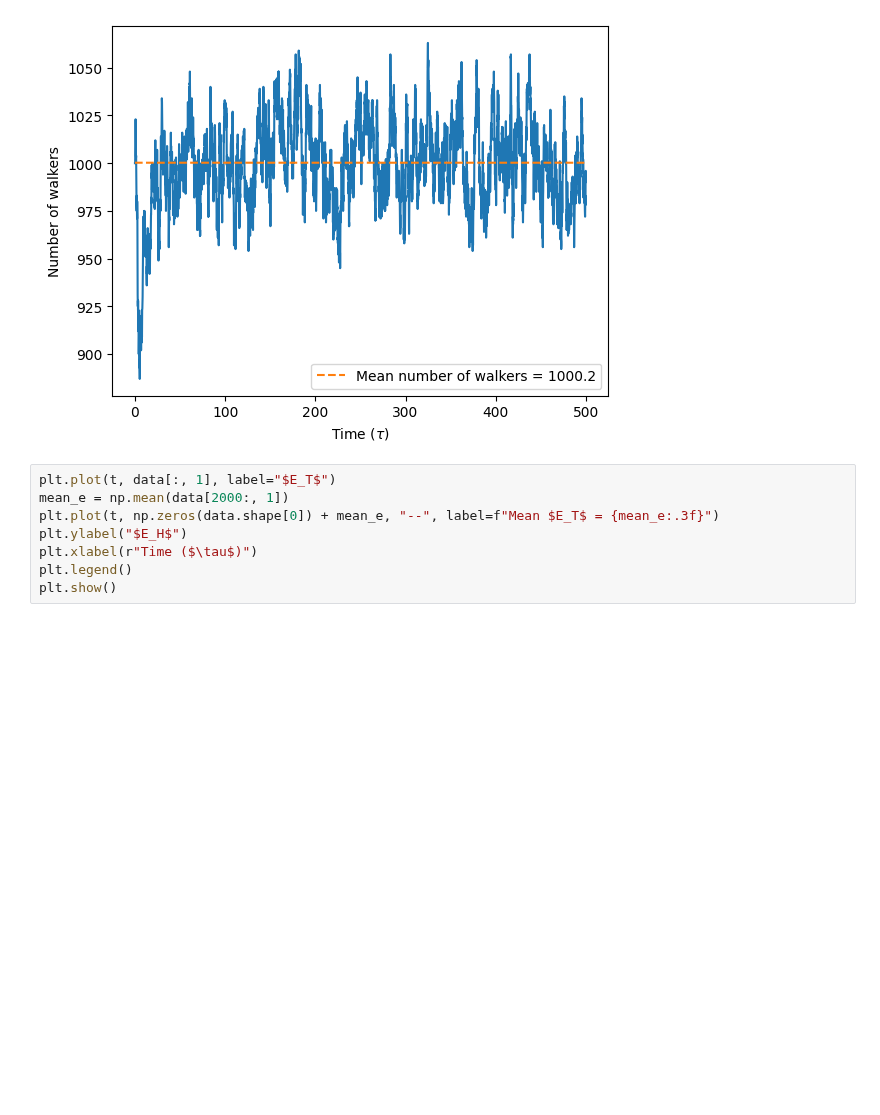
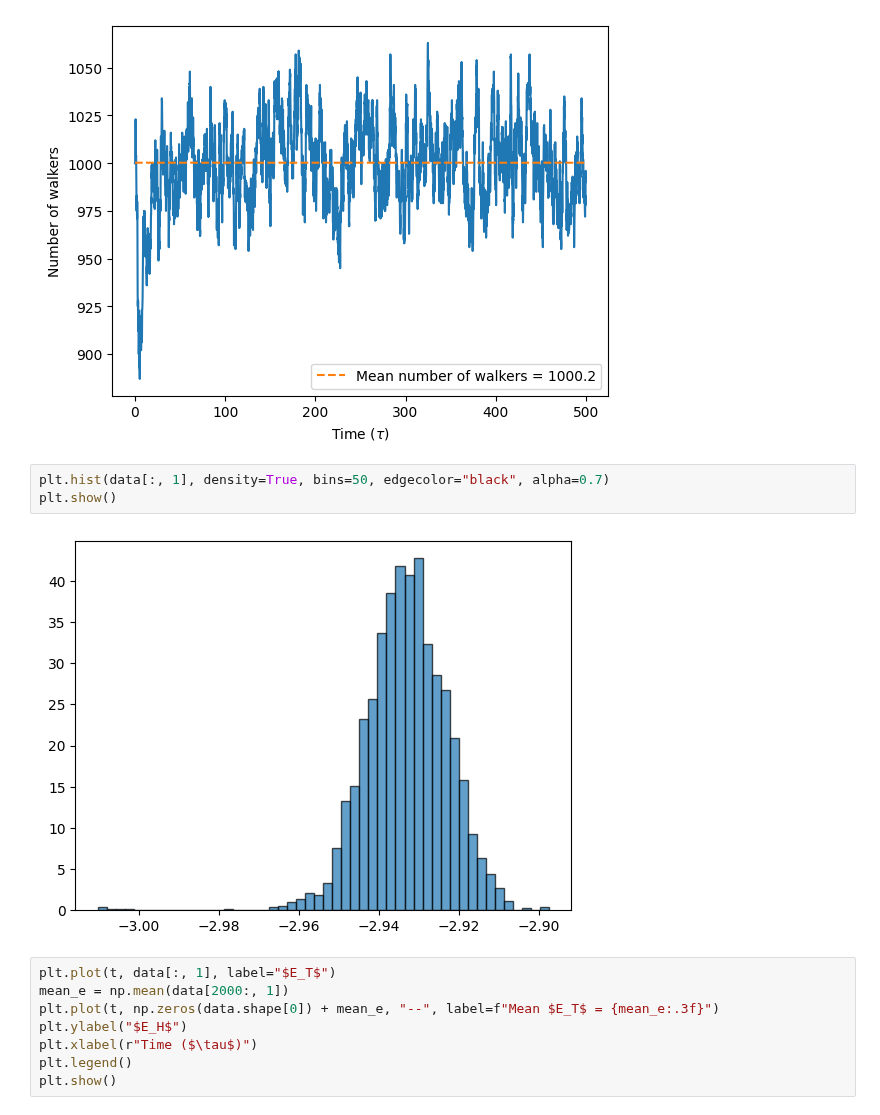
Before and after one commit to gujoh/compfys-h3, a Jupyter notebook: plotting/task3b.ipynb, the cells around one changed output. Cells and saved outputs as stored; diff of their text form; blank space fills up the shorter version.

```diff
--- a/plotting/task3b.ipynb
+++ b/plotting/task3b.ipynb
@@ -19,6 +19,11 @@ plt.xlabel(r"Time ($\tau$)")
 plt.show()
 # %% [output]
 [figure]
+# %%
+plt.hist(data[:, 1], density=True, bins=50, edgecolor="black", alpha=0.7)
+plt.show()
+# %% [output]
+[figure, added]
 # %%
 plt.plot(t, data[:, 1], label="$E_T$")
 mean_e = np.mean(data[2000:, 1])
```
Also changed, not shown: 3 other files.
